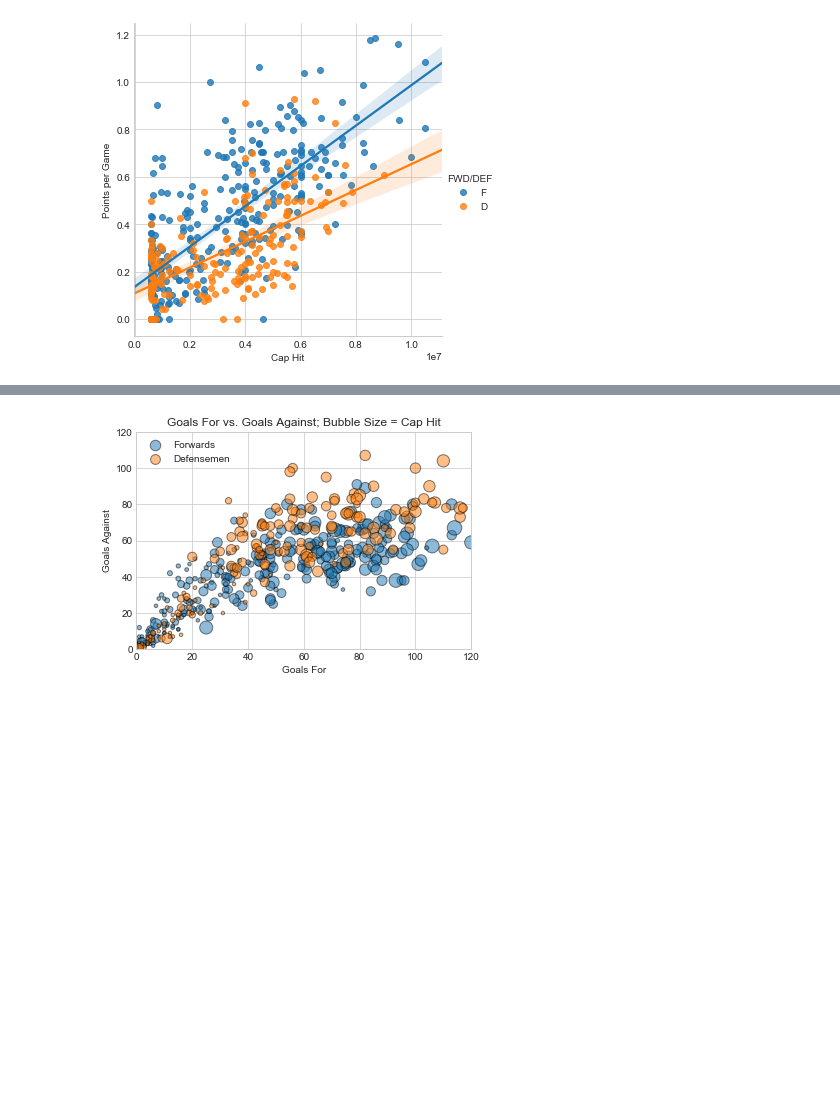
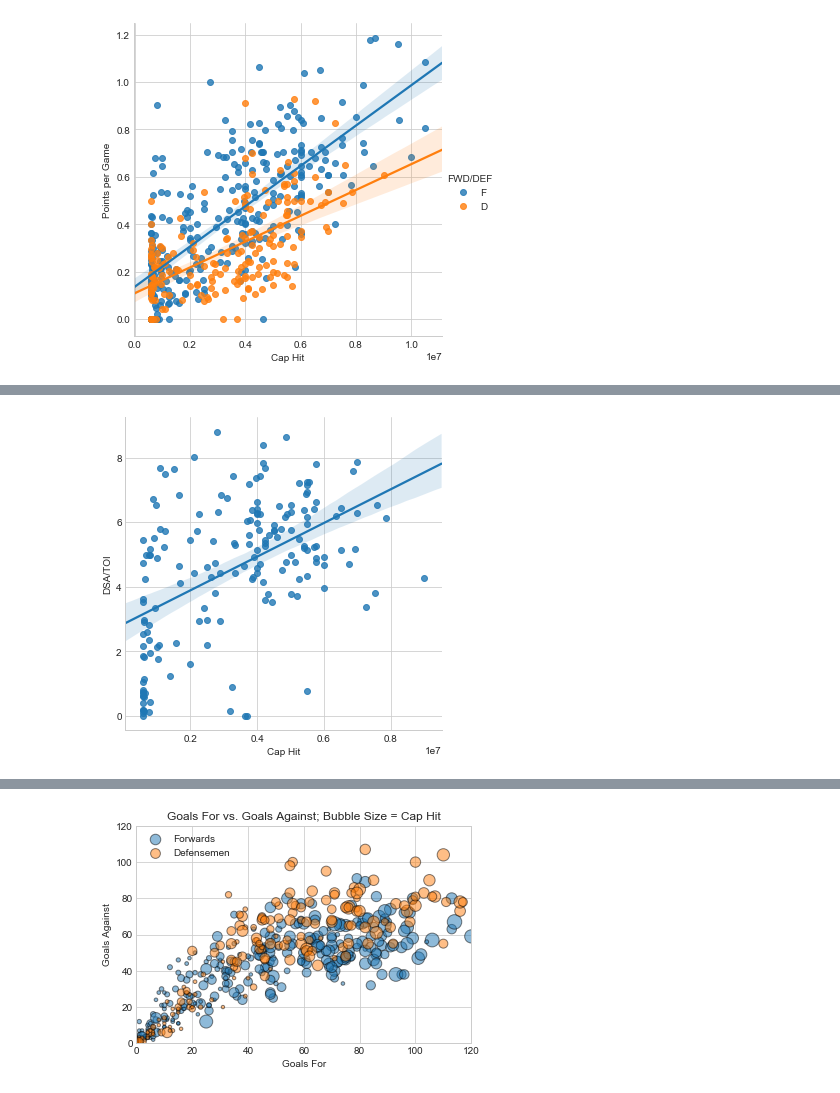
Before and after one commit to cjgargano/UCI-Project-01, a Jupyter notebook: NHL_Data_Analysis.ipynb, the cells around one changed output, grey strips where cells are left out. Saved outputs shown, nothing was run; the diff lists cells and outputs as text; code cells hidden in the pictures; blank space fills up the shorter version.

```diff
--- a/NHL_Data_Analysis.ipynb
+++ b/NHL_Data_Analysis.ipynb
@@ -226,0 +261,9 @@ plt.show()
+# %%
+#Create a boxplot, for Defensemen, showing block vs. Draft Round
+sns.lmplot(x = "Cap Hit", y = "DSA/TOI", data = ufa_def)
+plt.show()
+#Observable trend = Higher drafted players produce more points per game, interesting to note the outliers and gems found
+#in the latest rounds
+#DSA = Dangerous shots allowed while this player was on the ice, which is rebounds plus rush shots
+# %% [output]
+[figure, added]
```
Also changed, not shown: parts of 10 cells of this notebook.
